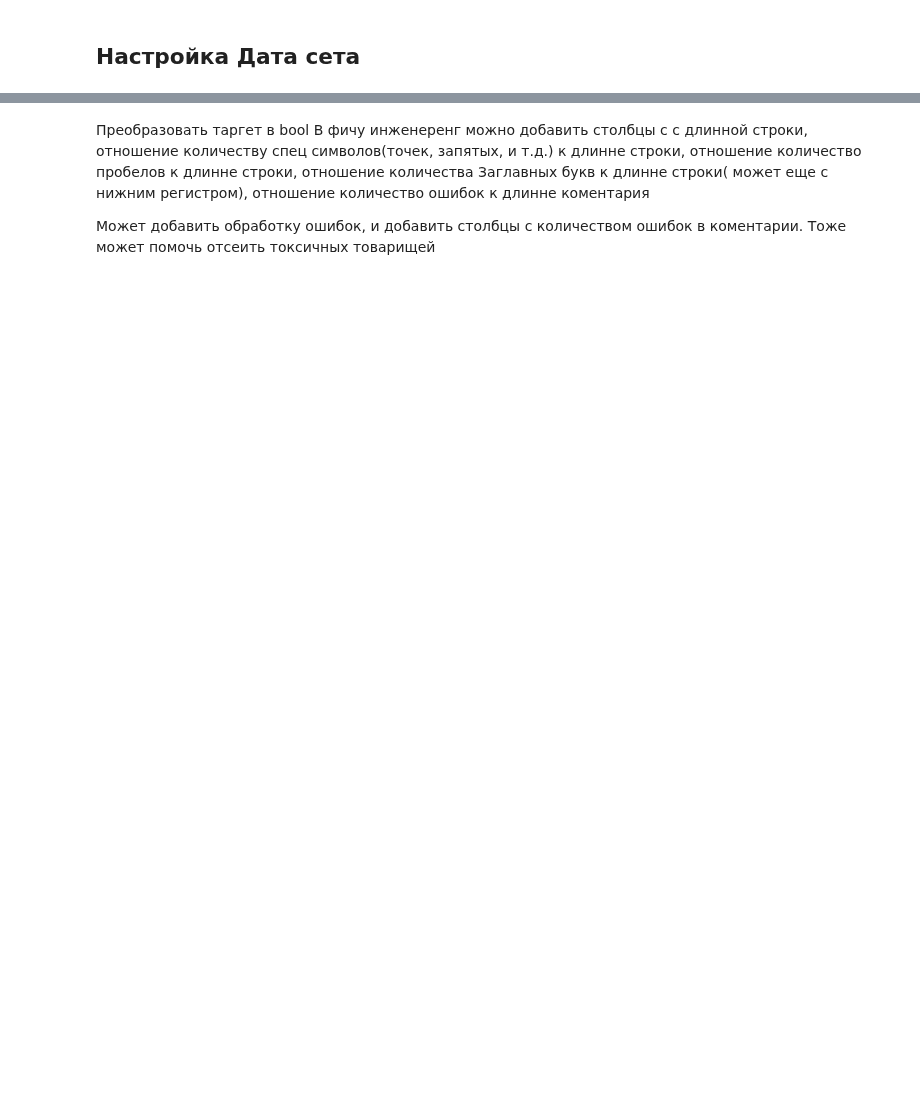
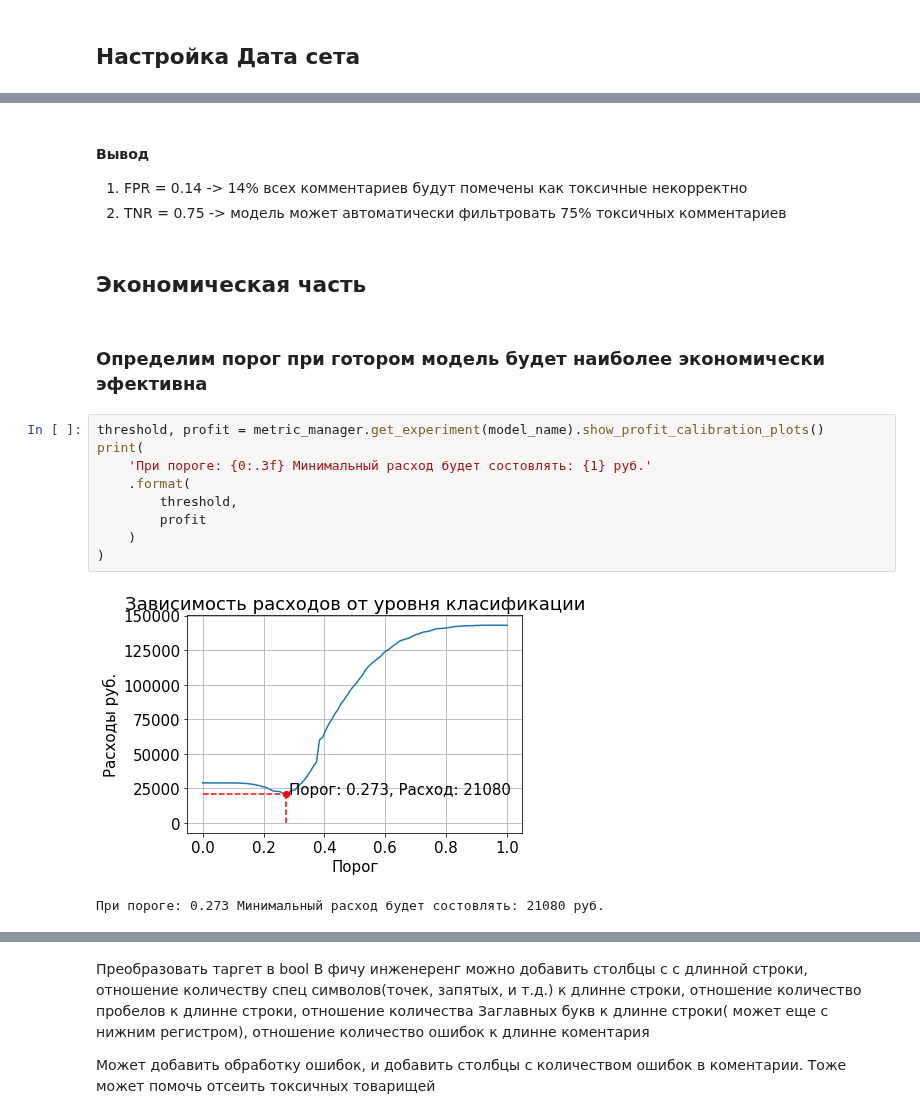
Before and after one commit to PapaCarloSap/AiLessonHomework, a Jupyter notebook: ML_in_business/CourseProject/toxic_comment/project.ipynb, the cells around one changed output, grey strips where cells are left out. Saved outputs shown, nothing was run; the diff lists cells and outputs as text; blank space fills up the shorter version.

```diff
--- a/ML_in_business/CourseProject/toxic_comment/project.ipynb
+++ b/ML_in_business/CourseProject/toxic_comment/project.ipynb
@@ -85,0 +167,20 @@ clf = Pipeline(steps=[
+# %% [markdown]
+#### Вывод
+1. FPR = 0.14 -> 14% всех комментариев будут помечены как токсичные некорректно
+2. TNR = 0.75 -> модель может автоматически фильтровать 75% токсичных комментариев
+# %% [markdown]
+## Экономическая часть
+# %% [markdown]
+### Определим порог при готором модель будет наиболее экономически эфективна
+# %%
+threshold, profit = metric_manager.get_experiment(model_name).show_profit_calibration_plots()
+print(
+    'При пороге: {0:.3f} Минимальный расход будет состовлять: {1} руб.'
+    .format(
+        threshold,
+        profit
+    )
+)
+# %% [output]
+[figure, added]
+При пороге: 0.273 Минимальный расход будет состовлять: 21080 руб.
```
Also changed, not shown: parts of 21 cells of this notebook, 1 other file.
